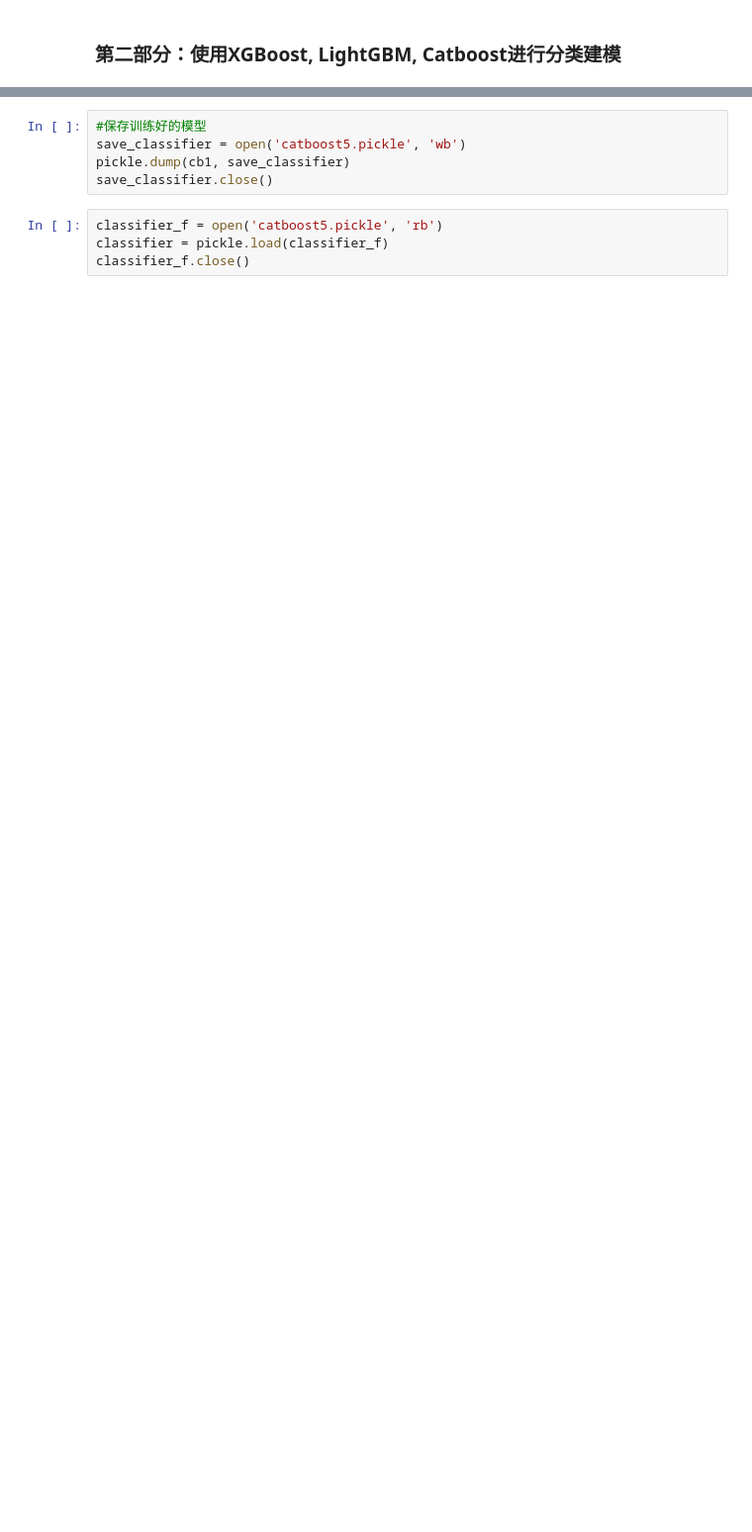
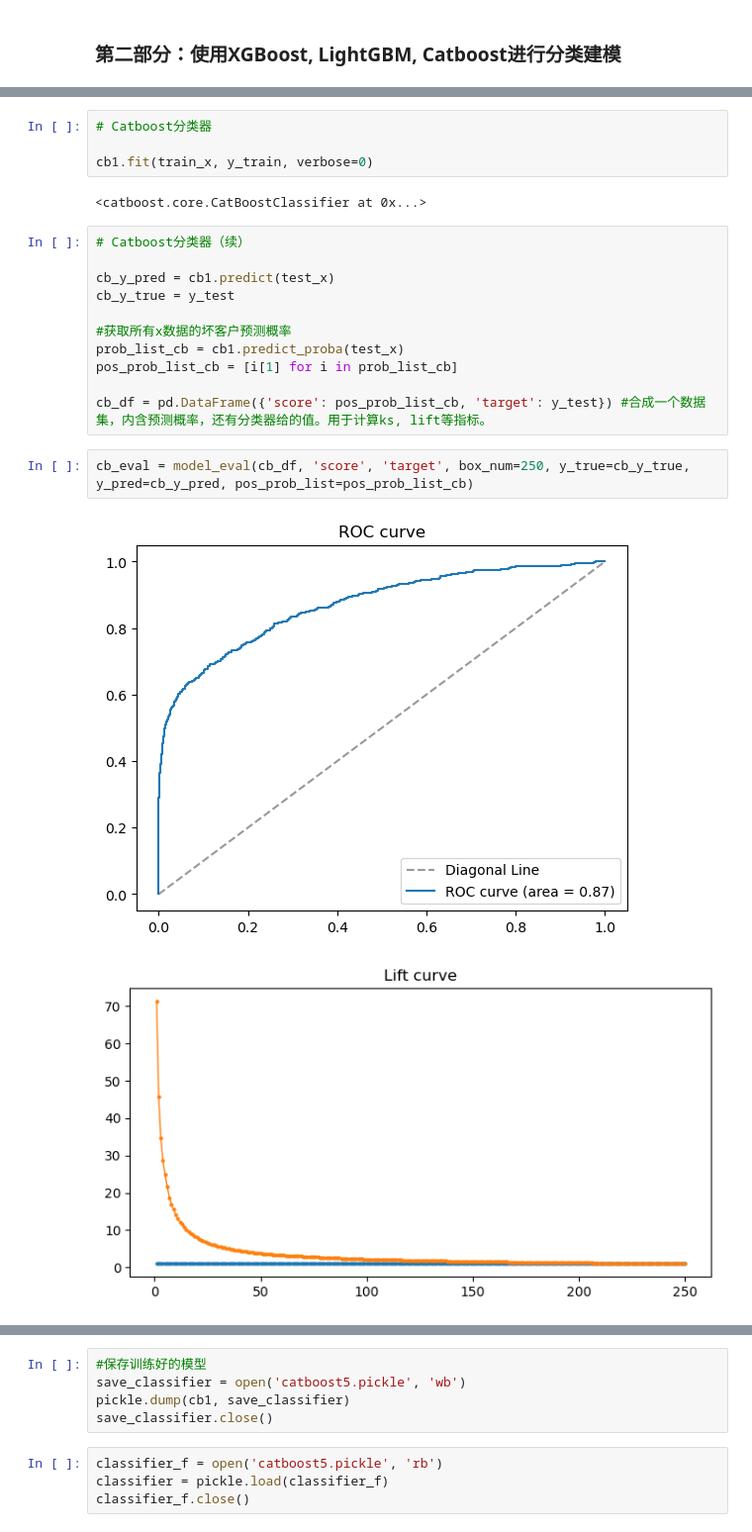
Before and after one commit to Soga-no-Tojiko/credit-data-analysis, a Jupyter notebook: credit_data_analysis_ML.ipynb, the cells around one changed output, grey strips where cells are left out. Shown at 99% size. Saved outputs shown, nothing was run; the diff lists cells and outputs as text; blank space fills up the shorter version.

```diff
--- a/credit_data_analysis_ML.ipynb
+++ b/credit_data_analysis_ML.ipynb
@@ -492,0 +480,22 @@ import pickle
+# %%
+# Catboost分类器
+
+cb1.fit(train_x, y_train, verbose=0)
+# %% [output]
+<catboost.core.CatBoostClassifier at 0x...>
+# %%
+# Catboost分类器（续）
+
+cb_y_pred = cb1.predict(test_x)
+cb_y_true = y_test
+
+#获取所有x数据的坏客户预测概率
+prob_list_cb = cb1.predict_proba(test_x)
+pos_prob_list_cb = [i[1] for i in prob_list_cb]
+
+cb_df = pd.DataFrame({'score': pos_prob_list_cb, 'target': y_test}) #合成一个数据集，内含预测概率，还有分类器给的值。用于计算ks, lift等指标。
+# %%
+cb_eval = model_eval(cb_df, 'score', 'target', box_num=250, y_true=cb_y_true, y_pred=cb_y_pred, pos_prob_list=pos_prob_list_cb)
+# %% [output]
+[figure, added]
+[figure, added]
```
Also changed, not shown: parts of 75 cells of this notebook.
